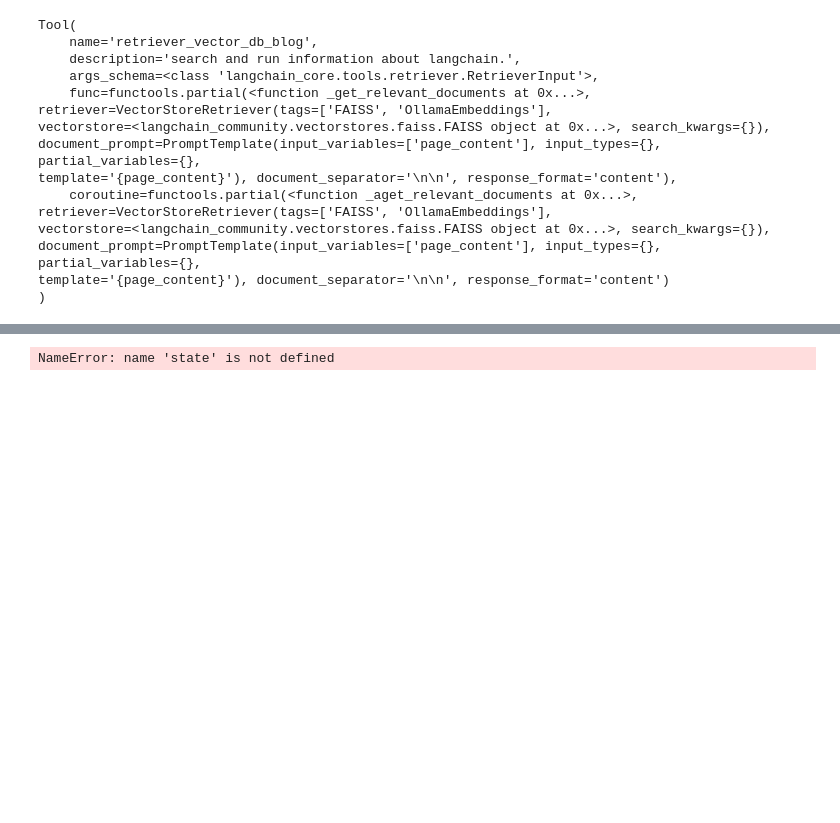
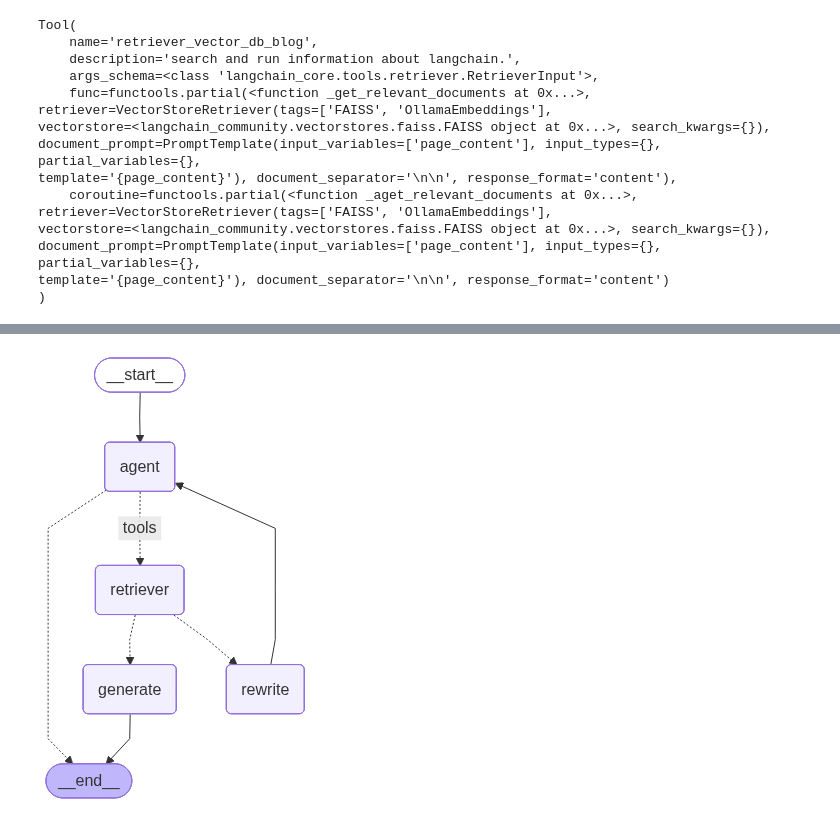
Before and after one commit to Abhijit7979/LangGraph, a Jupyter notebook: 6-RAG/Agentic_rag.ipynb, the cells around one changed output, grey strips where cells are left out. Cells and saved outputs as stored; diff of their text form; code cells hidden in the pictures; blank space fills up the shorter version.

```diff
--- a/6-RAG/Agentic_rag.ipynb
+++ b/6-RAG/Agentic_rag.ipynb
@@ -232,10 +240,10 @@ def grade_documents(state)->Literal["generate","rewrite"]:
         binary_score: str = Field(description="Relevance score 'yes' or 'no'")
 
     # LLM
-    model=ChatOllama(model="llama3:8b")
+    llm= ChatGroq(model="llama-3.3-70b-versatile")
 
     ## llm with tool and validation
-    llm_with_tools=model.with_structured_output(grade)
+    llm_with_tools=llm.with_structured_output(grade)
 
     # Prompt
     prompt=PromptTemplate(
@@ -291,7 +299,7 @@ def generate(state):
     prompt=hub.pull("rlm/rag-prompt")
 
      # llm
-    llm= ChatGroq(model="qwen-qwq-32b")
+    llm= ChatGroq(model="llama-3.3-70b-versatile")
 
      # post-processing
     def format_docs(docs):
@@ -335,7 +343,7 @@ def rewrite(state):
     ]
 
     # Grader
-    model=ChatGroq(model="qwen-qwq-32b")
+    model= ChatGroq(model="llama-3.3-70b-versatile")
     response=model.invoke(msg)
     return {"messages":[response]}
 # %%
@@ -352,5 +360,16 @@ builder.add_node("rewrite",rewrite)
 builder.add_node("generate",generate)
 
 # lets build workflow
+builder.add_edge(START,"agent")
+builder.add_conditional_edges("agent",tools_condition,{"tools":"retriever",END:END,},)
+builder.add_conditional_edges("retriever",grade_documents,{"rewrite":"rewrite","generate":"generate"})
+builder.add_edge("generate",END)
+builder.add_edge("rewrite","agent")
+
+
+graph=builder.compile()
-# %% [output]
-NameError: name 'state' is not defined
+# %%
+from IPython.display import display,Image
+display(Image(graph.get_graph(xray=True).draw_mermaid_png(output_file_path="output.png")))
+# %% [output]
+[figure, added]
```
Also changed, not shown: parts of 7 cells of this notebook, 1 other file.
